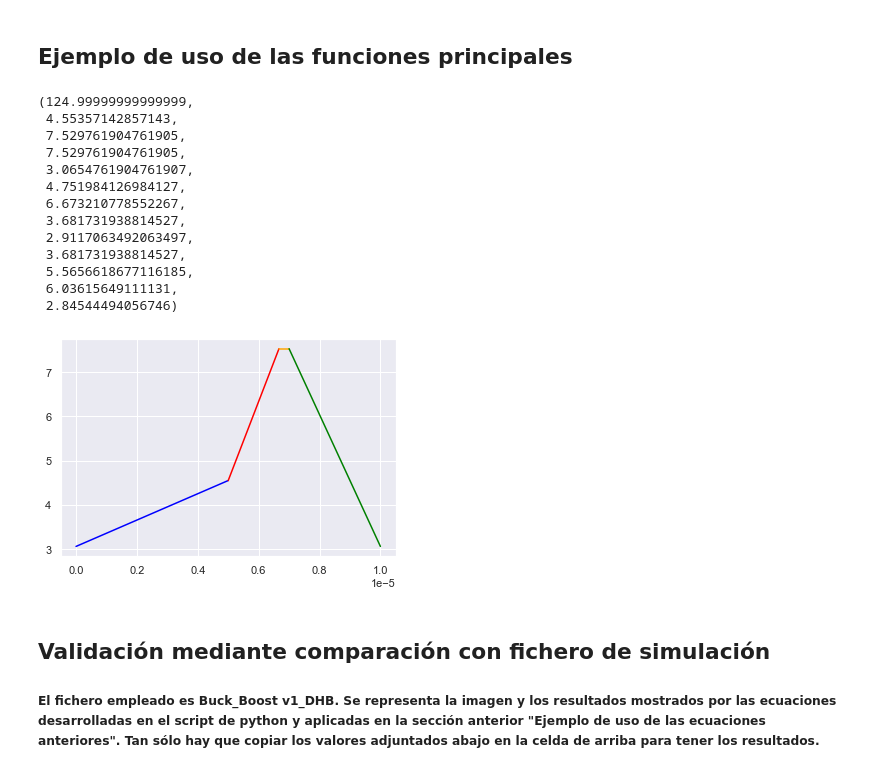
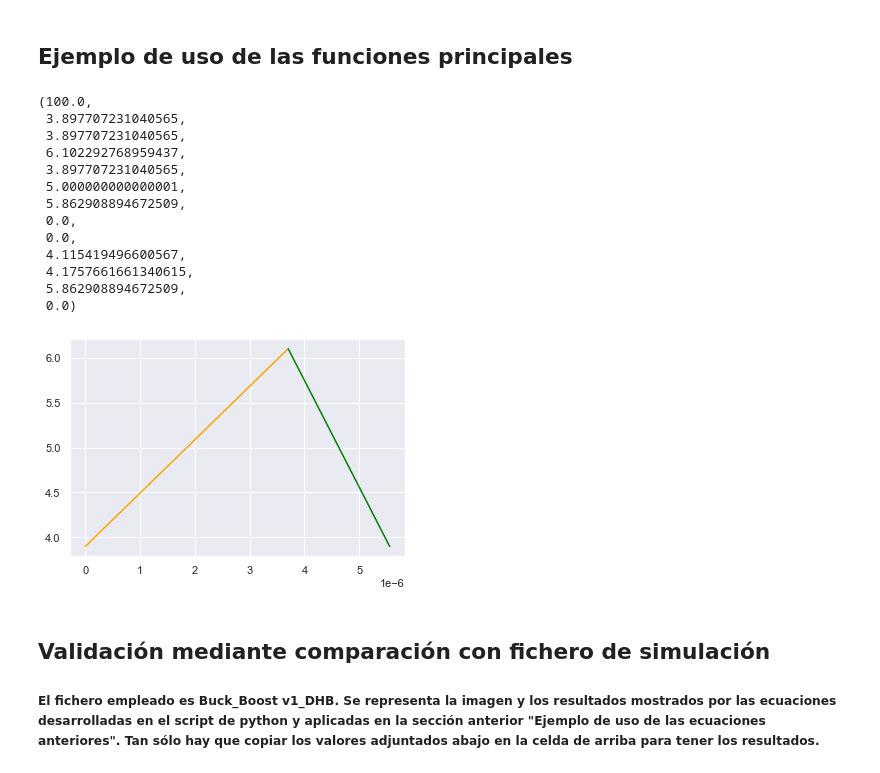
Before and after one commit to miguelfercos/Health-Heatmap, a Jupyter notebook: 4S Buck Boost.ipynb, the cells around one changed output. Drawn from its saved outputs; the diff is of its cells as text; code cells hidden in the pictures.

```diff
--- a/4S Buck Boost.ipynb
+++ b/4S Buck Boost.ipynb
@@ -34,7 +34,7 @@ sns.set(style="darkgrid")
 Vbus=100 # Tensión en el bus
 Vsa_min=80 #Máximo y minimo de la tensión del panel solar
 Vsa_max=150
-fsw=100000 # Frecuencia de conmutación
+fsw=180e3 #100000 # Frecuencia de conmutación
 T=1/fsw
 P=500 # Potencia nominal
 L_ind=84/1000000
@@ -60,10 +60,11 @@ Lim_sup_D1=0.95 # Límites máximos de operación de los ciclos de trabajo
 Lim_inf_D2=0.05
 
 # MOSFET seleccionados en la implementación, según la tabla importada de Excel.
-M1_index=54
-M2_index=54
-M3_index=54
-M4_index=54
+M1_index=53
+M2_index=53
+M3_index=53
+M4_index=53
+Mprot_index=54
 
 #Características del driver de los MOSFETs (paera pérdidas de conmutación)
 Vdrvr=20
@@ -260,9 +262,9 @@ def Irms_Mi(D1,D2,phi,fsw,tfin1,tfin2,tfin3,tfin4,tini1,Ifin1,Ifin2,Ifin3,Ifin4)
 # %%
 #Example
 D1_ex=100/150
-D2_ex=0.2
-phi_ex=0.5
-fsw_ex=100000
+D2_ex=0
+phi_ex=0
+fsw_ex=180000
 T_ex=1/fsw_ex
 Vin_ex=150
 P_ex=500
@@ -285,47 +287,47 @@ t4_x_ex=outcome_ex[9]
 t1_ini_ex=outcome_ex[1]
 t2_ini_ex=outcome_ex[4]
 t3_ini_ex=outcome_ex[7]
 t4_ini_ex=outcome_ex[10]
 
 t1_end_ex = outcome_ex[2]
 t2_end_ex = outcome_ex[5]
 t3_end_ex = outcome_ex[8]
 t4_end_ex = outcome_ex[11]
 
 Ip1_end_ex,Ip2_end_ex,Ip3_end_ex,Ip4_end_ex=currents_L(L_ex,Vin_ex,Vout_ex,Iin_ex,D1_ex,D2_ex,phi_ex,T_ex)
 
 plt.plot(t1_x_ex,Ip1(t1_x_ex,L_ex,Vin_ex,Vout_ex,Ip4_end_ex,phi_ex,D1_ex,D2_ex),'blue')
 plt.plot(t2_x_ex,Ip2(t2_x_ex-t1_end_ex,L_ex,Vin_ex,Vout_ex,Ip1_end_ex,phi_ex,D1_ex,D2_ex),'red')
 plt.plot(t3_x_ex,Ip3(t3_x_ex-t2_end_ex,L_ex,Vin_ex,Vout_ex,Ip2_end_ex,phi_ex,D1_ex,D2_ex),'orange')
 plt.plot(t4_x_ex,Ip4(t4_x_ex-t3_end_ex,L_ex,Vin_ex,Vout_ex,Ip3_end_ex,phi_ex,D1_ex,D2_ex),'green')
 
 Iavg_ex=Iind_avg(Ip4_end_ex,Ip1_end_ex,Ip2_end_ex,Ip3_end_ex,t1_end_ex-t1_ini_ex,t2_end_ex-t2_ini_ex,t3_end_ex-t3_ini_ex,t4_end_ex-t4_ini_ex)
 
 Irms_1=Irms_sec(fsw_ex,t1_end_ex,t1_ini_ex,Ip1_end_ex,Ip4_end_ex)
 Irms_2=Irms_sec(fsw_ex,t2_end_ex,t2_ini_ex,Ip2_end_ex,Ip1_end_ex)
 Irms_3=Irms_sec(fsw_ex,t3_end_ex,t3_ini_ex,Ip3_end_ex,Ip2_end_ex)
 Irms_4=Irms_sec(fsw_ex,t4_end_ex,t4_ini_ex,Ip4_end_ex,Ip3_end_ex)
 
 ch1,ch2,ch3,ch4=Irms_Mi(D1_ex,D2_ex,phi_ex,fsw_ex,t1_end_ex,t2_end_ex,t3_end_ex,t4_end_ex,t1_ini_ex,Ip1_end_ex,Ip2_end_ex,Ip3_end_ex,Ip4_end_ex)
 Irms_tot=np.sqrt(Irms_1**2+Irms_2**2+Irms_3**2+Irms_4**2)
 Irms_in=np.sqrt(Irms_1**2+Irms_2**2)
 Iavg_in=Iavg_sec(fsw_ex,t1_end_ex,t1_ini_ex,Ip1_end_ex,Ip4_end_ex)+Iavg_sec(fsw_ex,t2_end_ex,t2_ini_ex,Ip2_end_ex,Ip1_end_ex)
 Vout_ex,Ip1_end_ex,Ip2_end_ex,Ip3_end_ex,Ip4_end_ex,Iavg_ex,Irms_tot,Irms_in,Iavg_in,ch1,ch2,ch3,ch4
 # %% [output]
-(124.99999999999999,
- 4.55357142857143,
- 7.529761904761905,
- 7.529761904761905,
- 3.0654761904761907,
- 4.751984126984127,
- 6.673210778552267,
- 3.681731938814527,
- 2.9117063492063497,
- 3.681731938814527,
- 5.5656618677116185,
- 6.03615649111131,
- 2.84544494056746)
+(100.0,
+ 3.897707231040565,
+ 3.897707231040565,
+ 6.102292768959437,
+ 3.897707231040565,
+ 5.000000000000001,
+ 5.862908894672509,
+ 0.0,
+ 0.0,
+ 4.115419496600567,
+ 4.1757661661340615,
+ 5.862908894672509,
+ 0.0)
-[figure, old version]
+[figure, new version]
 # %% [markdown]
 ## Validación mediante comparación con fichero de simulación
 ##### El fichero empleado es Buck_Boost v1_DHB.  Se representa la imagen y los resultados mostrados por las ecuaciones desarrolladas en el script de python y aplicadas en la sección anterior "Ejemplo de uso de las ecuaciones anteriores". Tan sólo hay que copiar los valores adjuntados abajo en la celda de arriba para tener los resultados.
```
Also changed, not shown: parts of 19 cells of this notebook, 5 other files.
